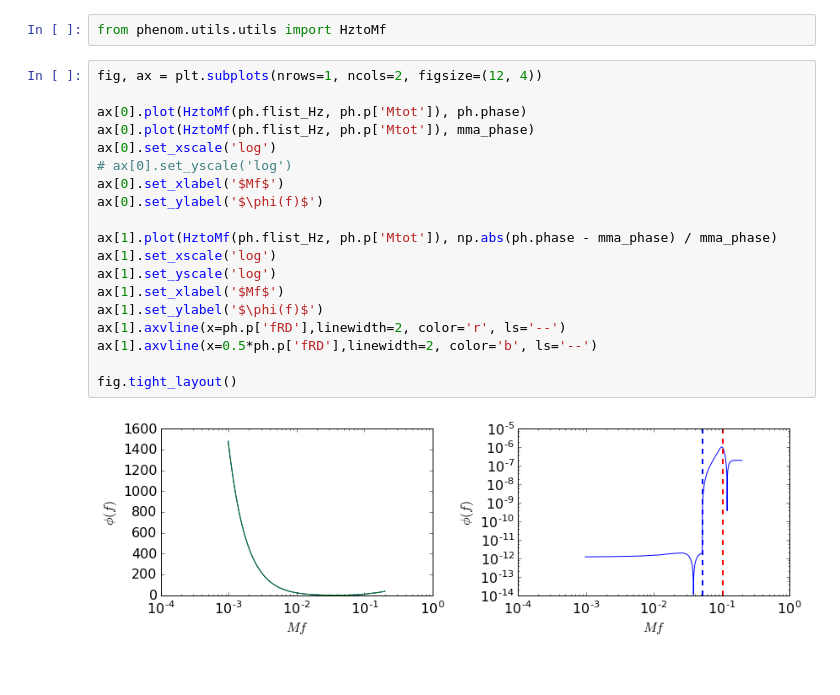
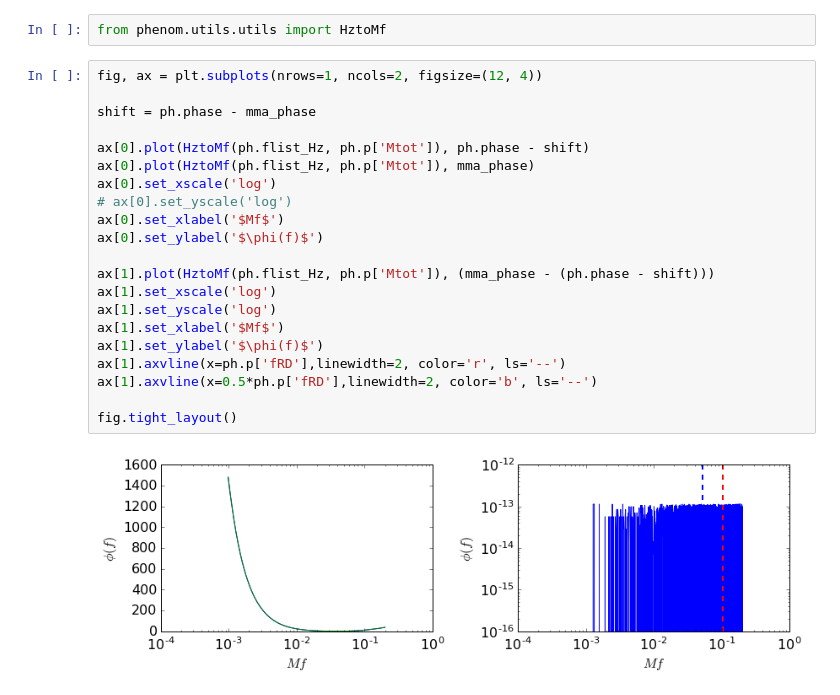
Before and after one commit to Cyberface/phenom, a Jupyter notebook: examples/ipynb/init_phend_comparison/example-compare-with-mathematica.ipynb, the cells around one changed output. Saved outputs shown, nothing was run; the diff lists cells and outputs as text.

```diff
--- a/examples/ipynb/init_phend_comparison/example-compare-with-mathematica.ipynb
+++ b/examples/ipynb/init_phend_comparison/example-compare-with-mathematica.ipynb
@@ -88,21 +88,23 @@ from phenom.utils.utils import HztoMf
 # %%
 fig, ax = plt.subplots(nrows=1, ncols=2, figsize=(12, 4))
 
-ax[0].plot(HztoMf(ph.flist_Hz, ph.p['Mtot']), ph.phase)
+shift = ph.phase - mma_phase
+
+ax[0].plot(HztoMf(ph.flist_Hz, ph.p['Mtot']), ph.phase - shift)
 ax[0].plot(HztoMf(ph.flist_Hz, ph.p['Mtot']), mma_phase)
 ax[0].set_xscale('log')
 # ax[0].set_yscale('log')
 ax[0].set_xlabel('$Mf$')
 ax[0].set_ylabel('$\phi(f)$')
 
-ax[1].plot(HztoMf(ph.flist_Hz, ph.p['Mtot']), np.abs(ph.phase - mma_phase) / mma_phase)
+ax[1].plot(HztoMf(ph.flist_Hz, ph.p['Mtot']), (mma_phase - (ph.phase - shift)))
 ax[1].set_xscale('log')
 ax[1].set_yscale('log')
 ax[1].set_xlabel('$Mf$')
 ax[1].set_ylabel('$\phi(f)$')
 ax[1].axvline(x=ph.p['fRD'],linewidth=2, color='r', ls='--')
 ax[1].axvline(x=0.5*ph.p['fRD'],linewidth=2, color='b', ls='--')
 
 fig.tight_layout()
 # %% [output]
-[figure, old version]
+[figure, new version]
```
Also changed, not shown: parts of 3 cells of this notebook, 1 other file.
